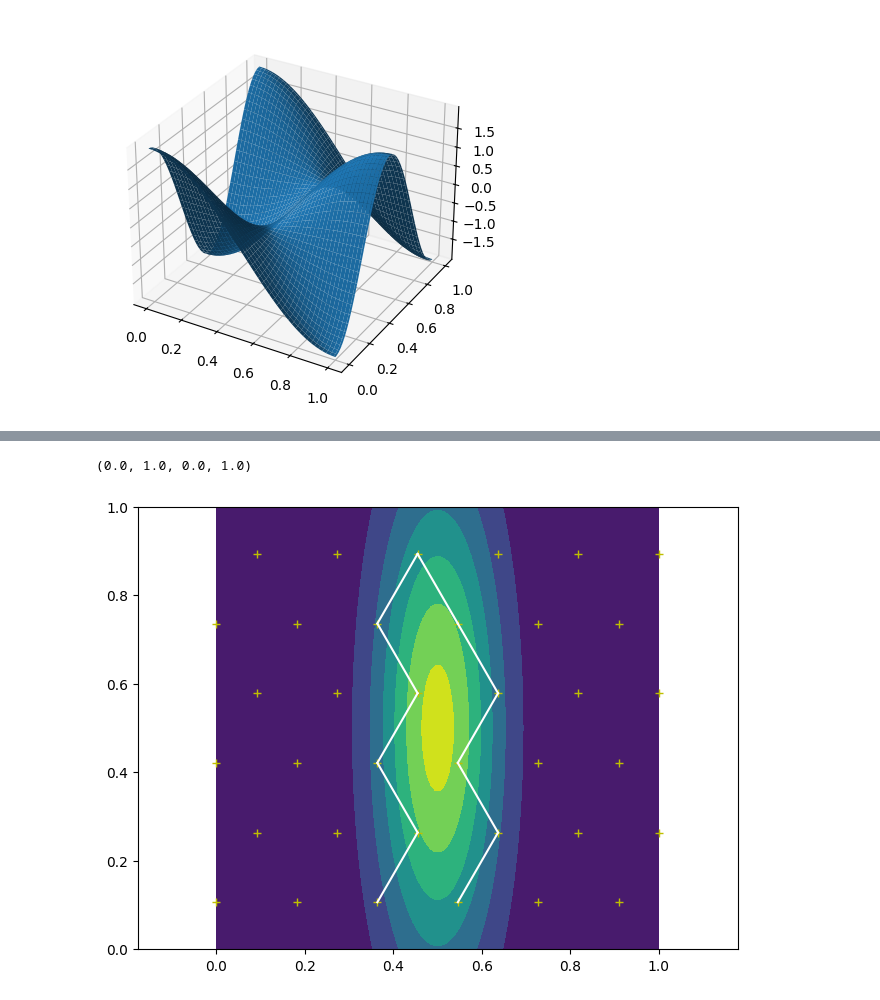
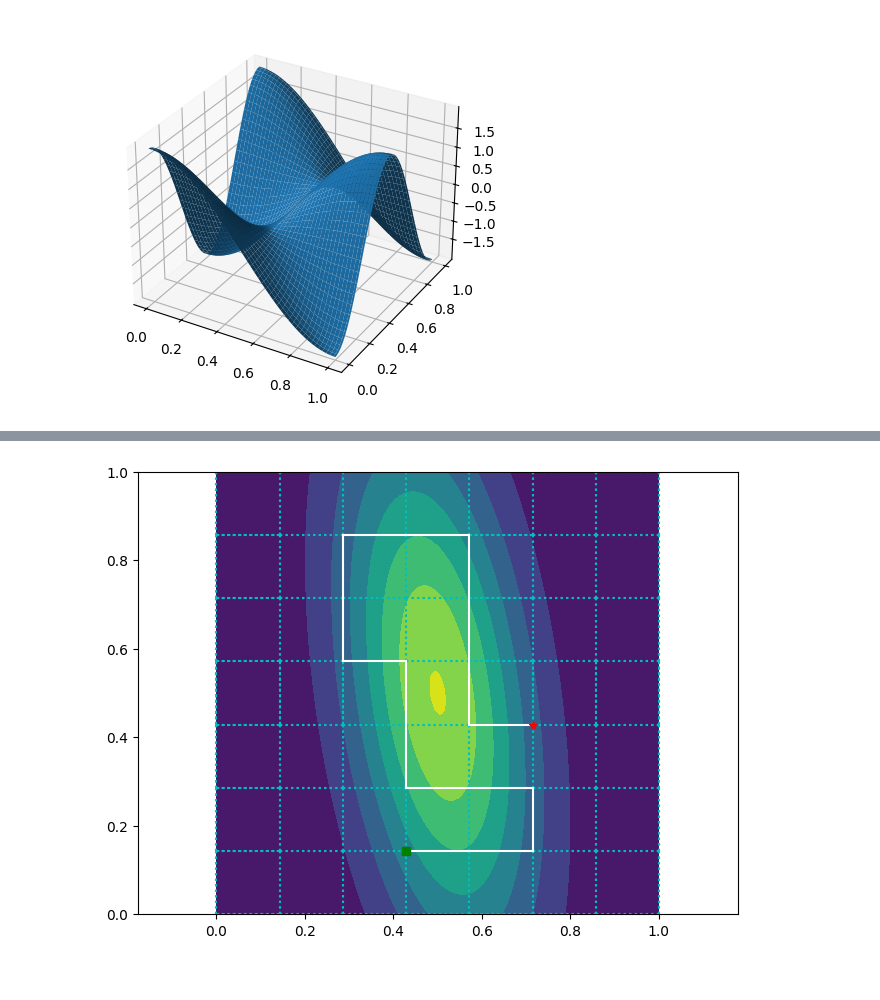
Before and after one commit to arthurrichards77/ergodic, a Jupyter notebook: ergodic_tsp.ipynb, the cells around one changed output, grey strips where cells are left out. Drawn from its saved outputs; the diff is of its cells as text; code cells hidden in the pictures.

```diff
--- a/ergodic_tsp.ipynb
+++ b/ergodic_tsp.ipynb
@@ -165,6 +181,6 @@ for (i,j) in links:
         prob.addConstraint(v[j]>=v[i]+1-num_wp*(1-x[i,j]))
 # %%
 num_moves = wp_num_x + wp_num_y
-#num_moves = wp_num_x + wp_num_y + 2
+num_moves = wp_num_x + wp_num_y + 2
 num_moves
 result_log['num_moves']=num_moves
@@ -192,8 +206,9 @@ for k in wave_numbers:
 # %%
 prob.setObjective(sum([lam[k]*s[k] for k in wave_numbers]))
 # %%
-#prob.solve()
-prob.solve(solver=pulp.CPLEX_PY())
+time_limit = 300
+result_log['time_limit']=time_limit
+prob.solve(solver=pulp.CPLEX_PY(timeLimit=time_limit))
 print(pulp.LpStatus[prob.status])
 # %% [output]
 Version identifier: 22.1.1.0 | 2022-11-27 | 9160aff4d
@@ -215,4 +230,9 @@ Cplex status= 102
 Optimal
+# %%
+result_log['solve_time'] = prob.solutionTime
+result_log['objective'] = prob.objective.value()
+# %%
+result_log['ergodic'] = sum([lam[k]*(eta[k] - sum([f_traj[i,j,k]*x[i,j].value() for (i,j) in links if i!=-1 and j!=-1])/(num_moves-2))**2 for k in wave_numbers])
 # %%
 moves = [(i,j) for (i,j) in links if x[i,j].value()>=0.5]
 moves
@@ -232,11 +258,20 @@ moves
 # %%
 fig,ax = plt.subplots(layout='constrained')
 ax.contourf(x_grid,y_grid,my_pdf)
-ax.plot(x_wp,y_wp,'y+')
+#ax.plot(x_wp,y_wp,'y+')
+for (i,j) in links:
+    if i!=-1 and j!=-1:
+        plt.plot(wp_array[0,[i,j]],wp_array[1,[i,j]],'c:')
 for (i,j) in moves:
     if i!=-1 and j!=-1:
         plt.plot(wp_array[0,[i,j]],wp_array[1,[i,j]],'w-')
+    elif i==-1:
+        plt.plot(wp_array[0,j],wp_array[1,j],'gs')
+    elif j==-1:
+        plt.plot(wp_array[0,i],wp_array[1,i],'r*')
 ax.axis('equal')
+plt.savefig(result_log['case'])
+with open(result_log['case']+'.json', 'w') as f:
+    json.dump(result_log,f)
 # %% [output]
-(0.0, 1.0, 0.0, 1.0)
-[figure, old version]
+[figure, new version]
```
Also changed, not shown: parts of 17 cells of this notebook, 1 other file.
